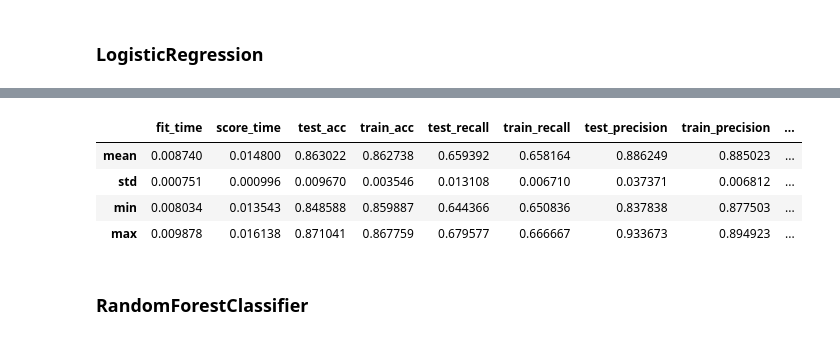
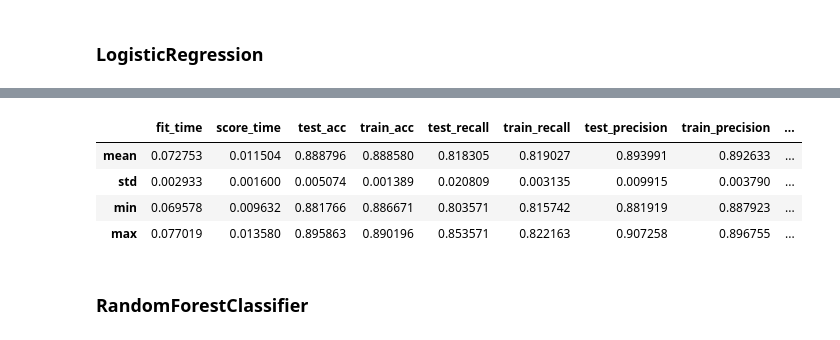
Before and after one commit to StrugVN/data-analysis-ctu, a Jupyter notebook: 1/1_ml.ipynb, the cells around one changed output, grey strips where cells are left out. Drawn from its saved outputs; the diff is of its cells as text; code cells hidden in the pictures.

```diff
--- a/1/1_ml.ipynb
+++ b/1/1_ml.ipynb
@@ -29,8 +14,3 @@ df_raw
-# %%
-df_raw['Curricular grade Year'] = df_raw['Curricular units 1st sem (grade)'] + df_raw['Curricular units 2nd sem (grade)']
-df_raw['Curricular units Year'] = df_raw['Curricular units 1st sem (approved)'] + df_raw['Curricular units 2nd sem (approved)']
-
-df_raw['Curricular units failed Year'] = df_raw['Curricular units 1st sem (enrolled)'] + df_raw['Curricular units 2nd sem (enrolled)'] - df_raw['Curricular units Year']
 # %%
 df_raw.columns
 # %% [output]
@@ -65,10 +45,12 @@ ft_cols_qualitative_to_one_hot = [
 ]
 
 ft_cols_quantitative = [
+    'Application order',
     'Age at enrollment',
-    'Curricular units failed Year',
-    'Curricular grade Year',
-    'Curricular units Year',
+    'Curricular units 1st sem (approved)',
+    'Curricular units 1st sem (grade)',
+    'Curricular units 2nd sem (approved)',
+    'Curricular units 2nd sem (grade)',
 ]
 
 target_col = 'Target'
@@ -120,6 +102,10 @@ def run_kfold_pipeline(
 # %%
 df = df_raw[ft_cols_qualitative + ft_cols_quantitative + [target_col]].copy()
 
+df = df[df['Curricular units 1st sem (approved)'] <= 11]
+df = df[df['Curricular units 2nd sem (approved)'] <= 12]
+
+df = df[df[target_col].isin(['Dropout', 'Graduate'])]
 df[target_col] = [1 if x == 'Dropout' else 0 for x in df[target_col]]
 df
 # %% [output]
@@ -139,26 +125,51 @@ df
 # %% [markdown]
 ### LogisticRegression
 # %%
-from sklearn.linear_model import LogisticRegression
+from sklearn.linear_model import LogisticRegressionCV
 from sklearn.preprocessing import MinMaxScaler
 
+list_max_iter = [10, 20, 30, 40, 50, 100, 200, 300, 500]
+list_cs = [1,2,3,4,5,8,10]
+best_parameters = {
+    "max_iter": None,
+    "cs": None,
+    "test_acc": -math.inf,
+    "cv_scores": None
+}
 
-cv_scores = run_kfold_pipeline(
-    df_raw=df,
-    ft_cols_qualitative=ft_cols_qualitative,
-    ft_cols_qualitative_to_one_hot=ft_cols_qualitative_to_one_hot,
-    ft_cols_quantitative=ft_cols_quantitative,
-    target_col=target_col,
-    scaler=MinMaxScaler(),
-    model=LogisticRegression(max_iter=1000, C=0.1),
-    scoring = {
-        "acc": "accuracy",
-        "recall": "recall",
-        "precision": "precision",
-        "f1": "f1",
-        "roc_auc": "roc_auc"
-    }
-)
+for max_iter, cs in tqdm(itertools.product(list_max_iter, list_cs),
+                        total=len(list_max_iter) * len(list_cv),
+                        desc="Running Logistic Regression CV"):
+    cv_run = run_kfold_pipeline(
+        df_raw=df,
+        ft_cols_qualitative=ft_cols_qualitative,
+        ft_cols_qualitative_to_one_hot=ft_cols_qualitative_to_one_hot,
+        ft_cols_quantitative=ft_cols_quantitative,
+        target_col=target_col,
+        scaler=MinMaxScaler(),
+        model=LogisticRegressionCV(
+            max_iter=max_iter,
+            Cs=cs,
+        ),
+        scoring = {
+            "acc": "accuracy",
+            "recall": "recall",
+            "precision": "precision",
+            "f1": "f1",
+            "roc_auc": "roc_auc"
+        }
+    )
 
-pd.DataFrame(cv_scores).describe(percentiles=[]).loc[["mean", "std", "min", "max"]]
+    mean_test_acc = cv_run["test_acc"].mean()
+
+    if mean_test_acc > best_parameters["test_acc"]:
+        best_parameters["max_iter"] = max_iter
+        best_parameters["cs"] = cs
+        best_parameters["test_acc"] = mean_test_acc
+        best_parameters["cv_scores"] = cv_run
+
+print(f"Best parameters: {best_parameters}")
+cv_scores_logistic = best_parameters["cv_scores"]
+
+pd.DataFrame(cv_scores_logistic).describe(percentiles=[]).loc[["mean", "std", "min", "max"]]
 # %% [output]
@@ -165,8 +177,8 @@ pd.DataFrame(cv_scores).describe(percentiles=[]).loc[["mean", "std", "min", "max
 |  | fit_time | score_time | test_acc | train_acc | test_recall | train_recall | test_precision | train_precision | ... |
-| mean | 0.008740 | 0.014800 | 0.863022 | 0.862738 | 0.659392 | 0.658164 | 0.886249 | 0.885023 | ... |
-| std | 0.000751 | 0.000996 | 0.009670 | 0.003546 | 0.013108 | 0.006710 | 0.037371 | 0.006812 | ... |
-| min | 0.008034 | 0.013543 | 0.848588 | 0.859887 | 0.644366 | 0.650836 | 0.837838 | 0.877503 | ... |
-| max | 0.009878 | 0.016138 | 0.871041 | 0.867759 | 0.679577 | 0.666667 | 0.933673 | 0.894923 | ... |
+| mean | 0.072753 | 0.011504 | 0.888796 | 0.888580 | 0.818305 | 0.819027 | 0.893991 | 0.892633 | ... |
+| std | 0.002933 | 0.001600 | 0.005074 | 0.001389 | 0.020809 | 0.003135 | 0.009915 | 0.003790 | ... |
+| min | 0.069578 | 0.009632 | 0.881766 | 0.886671 | 0.803571 | 0.815742 | 0.881919 | 0.887923 | ... |
+| max | 0.077019 | 0.013580 | 0.895863 | 0.890196 | 0.853571 | 0.822163 | 0.907258 | 0.896755 | ... |
 # %% [markdown]
 ### RandomForestClassifier
 # %%
```
Also changed, not shown: parts of 7 cells of this notebook, 16 other files.
